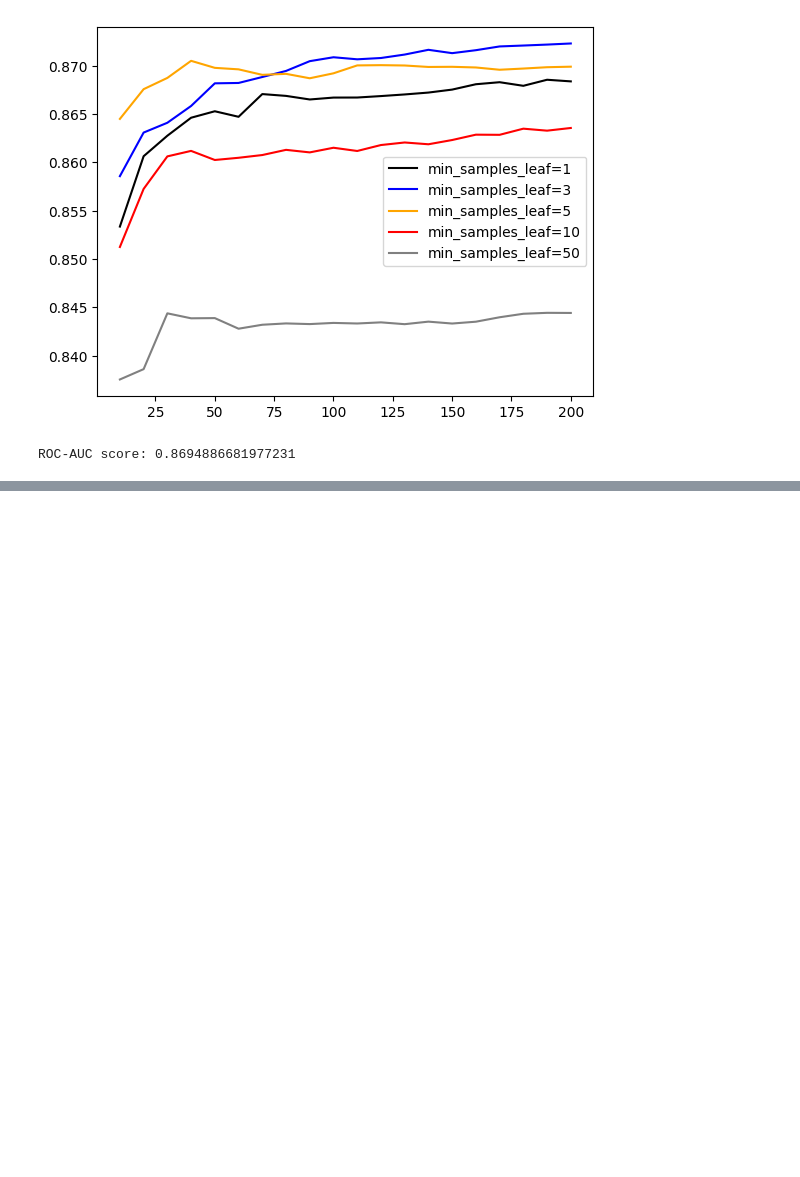
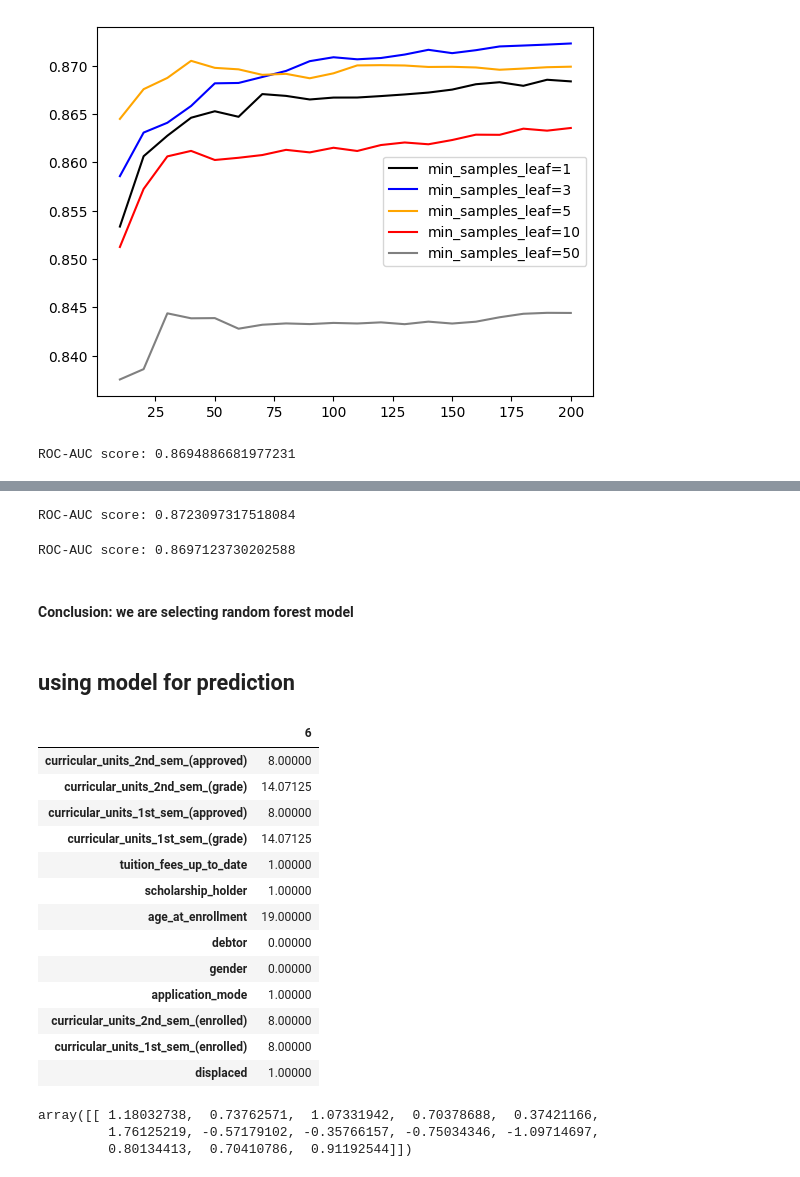
Before and after one commit to ranga4all1/student-dropout-and-success-prediction, a Jupyter notebook: notebooks/notebook.ipynb, the cells around one changed output, grey strips where cells are left out. Drawn from its saved outputs; the diff is of its cells as text; code cells hidden in the pictures; blank space fills up the shorter version.

Commit message:
model selection

```diff
--- a/notebooks/notebook.ipynb
+++ b/notebooks/notebook.ipynb
@@ -775,0 +949,67 @@ ROC-AUC score: 0.8694886681977231
+# %%
+# random forest
+model_rf = RandomForestClassifier(n_estimators=200,
+                                          max_depth=10,
+                                          min_samples_leaf=3,
+                                          n_jobs=-1,
+                                          random_state=13)
+model_rf.fit(df_train_scaled, y_train)
+
+# Get predictions
+y_pred_proba = model_rf.predict_proba(df_val_scaled)
+roc_auc = roc_auc_score(y_val, y_pred_proba, multi_class='ovr')
+print(f"\nROC-AUC score: {roc_auc}")
+# %% [output]
+ROC-AUC score: 0.8723097317518084
+# %%
+xgb_params = {
+    'subsample': 0.8,
+    # 'n_estimators': 50,
+    'min_child_weight': 5,
+    'max_depth': 5,
+    'lambda': 1.5,
+    'gamma': 0.3,
+    'eta': 0.1,
+    'colsample_bytree': 0.6,
+    'alpha': 0,
+
+    'objective': 'multi:softprob',
+    'num_class': 3,
+    'nthread': 8,
+    'eval_metric': ['auc'],
+
+    'seed': 1,
+    'verbosity': 1,
+}
+
+model_xgb = xgb.train(xgb_params, dtrain, num_boost_round=50)
+
+# Get predictions
+y_pred_proba = model_xgb.predict(dval)
+roc_auc = roc_auc_score(y_val, y_pred_proba, multi_class='ovr')
+print(f"\nROC-AUC score: {roc_auc}")
+# %% [output]
+ROC-AUC score: 0.8697123730202588
+# %% [markdown]
+#### Conclusion: we are selecting random forest model
+# %% [markdown]
+## using model for prediction
+# %%
+student = df_test.iloc[[6]]
+# %%
+student.T
+# %% [output]
+|  | 6 |
+| curricular_units_2nd_sem_(approved) | 8.00000 |
+| curricular_units_2nd_sem_(grade) | 14.07125 |
+| curricular_units_1st_sem_(approved) | 8.00000 |
+| curricular_units_1st_sem_(grade) | 14.07125 |
+| tuition_fees_up_to_date | 1.00000 |
+| scholarship_holder | 1.00000 |
+| age_at_enrollment | 19.00000 |
+| debtor | 0.00000 |
+| gender | 0.00000 |
+| application_mode | 1.00000 |
+| curricular_units_2nd_sem_(enrolled) | 8.00000 |
+| curricular_units_1st_sem_(enrolled) | 8.00000 |
+| displaced | 1.00000 |
@@ -775,0 +1018,6 @@ ROC-AUC score: 0.8694886681977231
+# %%
+X
+# %% [output]
+array([[ 1.18032738,  0.73762571,  1.07331942,  0.70378688,  0.37421166,
+         1.76125219, -0.57179102, -0.35766157, -0.75034346, -1.09714697,
+         0.80134413,  0.70410786,  0.91192544]])
```
Also changed, not shown: parts of 27 cells of this notebook, 3 other files.
